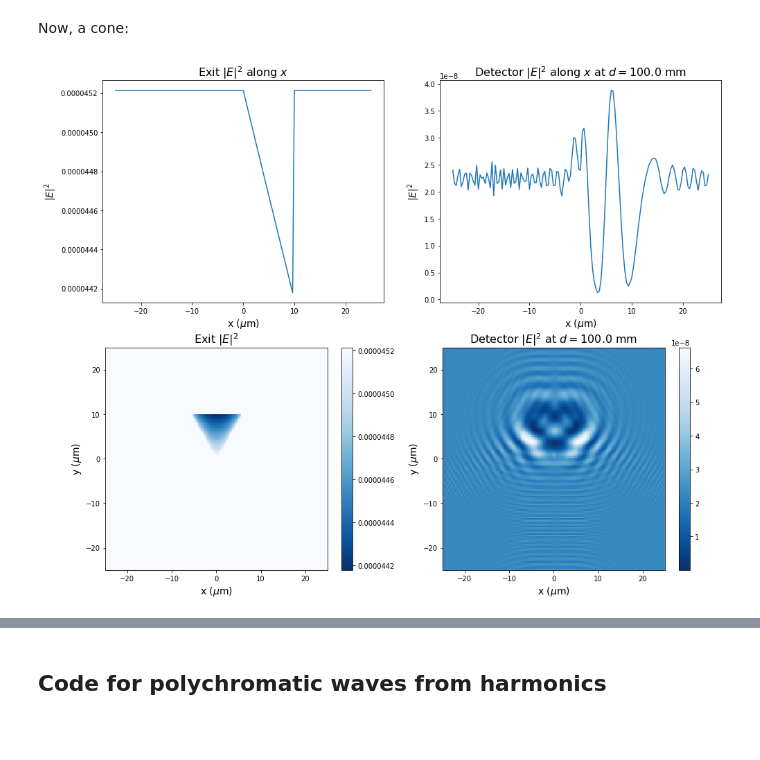
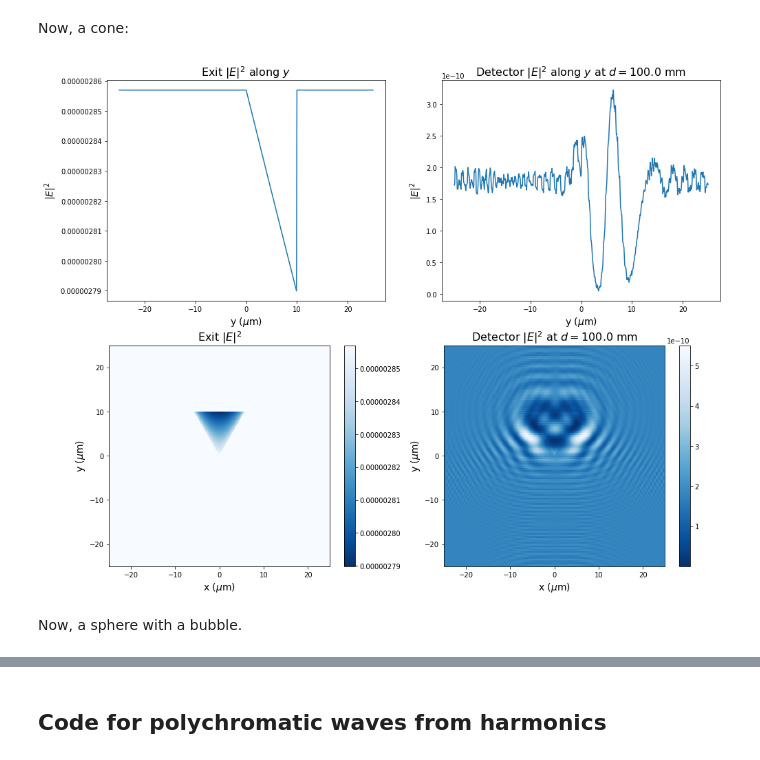
Before and after one commit to MSenani/X-Ray-Image-Reconstruction, a Jupyter notebook: Sphere_Reconstruction.ipynb, the cells around one changed output, grey strips where cells are left out. Saved outputs shown, nothing was run; the diff lists cells and outputs as text; code cells hidden in the pictures; blank space fills up the shorter version.

```diff
--- a/Sphere_Reconstruction.ipynb
+++ b/Sphere_Reconstruction.ipynb
@@ -161,7 +161,7 @@ def propagate(wave, E, d, norm = False):
     kernel = np.fft.fftshift(kernel)
 
     ## Propagate the wave through convolution
-    propagated_wave = np.fft.ifft2(kernel * np.fft.fft2(wave))
+    propagated_wave = np.exp(1j * k_vac * d) * np.fft.ifft2(kernel * np.fft.fft2(wave))
 
     if norm:
         return propagated_wave / np.sqrt(sum(sum(propagated_wave))) # Normalize by sqrt of sum intensity
@@ -213,15 +213,15 @@ eV2J   = 1.60217662e-19      # [J/eV]
 radius = 10e-6               # [m]: sphere radius
 args   = {'r': radius}
 d      = 100e-3              # [m]: camera z-distance from far edge of sphere
-Lx     = 120e-6               # [m]: image field x-length
-Ly     = 120e-6               # [m]: image field y-length
+Lx     = 60e-6               # [m]: image field x-length
+Ly     = 60e-6               # [m]: image field y-length
 E0     = 5928.44775          # [eV]: monochromatic beam energy
 delta = 1.51026588e-05       # delta for n-Heptane from CXRO
 beta  = 3.45463604e-08       # beta for n-Heptane from CXRO
 
 ## Discretization parameters
-nbins_x  = 600             # Number of x bins
-nbins_y  = 600             # Number of y bins
+nbins_x  = 500             # Number of x bins
+nbins_y  = 500             # Number of y bins
 dx       = Lx/nbins_x      # Spacing between x grid-points
 dy       = Ly/nbins_y      # Spacing between y grid-points
 
@@ -262,18 +262,18 @@ ax1.set_ylabel('$|E|^2$', fontsize = 14)
 ax1.set_title('Exit $|E|^2$ along $x$', fontsize = 16)
 
 ## Exit Re[E]^2 slice along x
-# ax1.plot(x, (attenuated_wave[int(nbins_x/2),:].real)**2 )
+# ax1.plot(x, (attenuated_wave[int(nbins_x/2),:].real)**2, 'k-' )
 # ax1.set_ylabel('$Re[E]^2$', fontsize = 14)
 # ax1.set_title('Exit Re$[E]^2$ along $x$', fontsize = 16)
 
 ## Propagated |E|^2 slice along x
-ax2.plot(x, abs(propagated_wave[int(nbins_x/2),:])**2 )
+ax2.plot(x, abs(propagated_wave[int(nbins_x/2),:])**2)
 ax2.set_xlabel('x ($\mu$m)', fontsize = 14)
 ax2.set_ylabel('$|E|^2$', fontsize = 14)
 ax2.set_title('Detector $|E|^2$ along $x$ at $d=$'+str(d*1e3)+' mm', fontsize = 16)
 
 ## Propagated Re[E]^2 slice along x
-# ax2.plot(x, (propagated_wave[int(nbins_x/2),:].real)**2 )
+# ax2.plot(x, (propagated_wave[int(nbins_x/2),:].real)**2, 'k-' )
 # ax2.set_ylabel('Re$[E]^2$', fontsize = 14)
 # ax2.set_title('Detector Re$[E]^2$ along $x$ at $d=$'+str(d*1e3)+' mm', fontsize = 16)
 
@@ -286,7 +286,7 @@ ax3.set_ylabel('y ($\mu$m)', fontsize = 14)
 ax3.set_title('Exit $|E|^2$', fontsize = 16)
 
 ## Exit Re[E]^2 grid plot
-# im1 = ax3.pcolormesh(x, y, (attenuated_wave.real)**2, cmap = 'Blues_r')
+# im1 = ax3.pcolormesh(x, y, (attenuated_wave.real)**2, cmap = 'gist_gray')
 # ax3.set_title('Exit Re$[E]^2$', fontsize = 16)
 
 ## Propagated |E|^2 grid plot
@@ -297,7 +297,7 @@ ax4.set_ylabel('y ($\mu$m)', fontsize = 14)
 ax4.set_title('Detector $|E|^2$ at $d=$'+str(d*1e3)+' mm', fontsize = 16)
 
 ## Propagated Re[E]^2 grid plot
-# im2 = ax4.pcolormesh(x, y, (propagated_wave.real)**2, cmap = 'Blues_r')
+# im2 = ax4.pcolormesh(x, y, (propagated_wave.real)**2, cmap = 'gist_gray')
 # ax4.set_title('Detector Re$[E]^2$ at $d=$'+str(d*1e3)+' mm', fontsize = 16)
 
 plt.show()
@@ -450,8 +450,8 @@ delta = 1.51026588e-05
 beta  = 3.45463604e-08
 
 ## Discretization parameters
-nbins_x  = 150             # Number of x bins
-nbins_y  = 150             # Number of y bins
+nbins_x  = 600             # Number of x bins
+nbins_y  = 600             # Number of y bins
 dx       = Lx/nbins_x      # Spacing between x grid-points
 dy       = Ly/nbins_y      # Spacing between y grid-points
 
@@ -487,51 +487,53 @@ y = np.linspace(-nbins_y/2, nbins_y/2, dim[1]) * dy * 1e6
 
 
 
-## Exit |E|^2 slice along x
+## Exit |E|^2 slice along y
 ax1.plot(x, abs(attenuated_wave[:,int(nbins_x/2)])**2 )
-ax1.set_xlabel('x ($\mu$m)', fontsize = 14)
+ax1.set_xlabel('y ($\mu$m)', fontsize = 14)
 ax1.set_ylabel('$|E|^2$', fontsize = 14)
-ax1.set_title('Exit $|E|^2$ along $x$', fontsize = 16)
+ax1.set_title('Exit $|E|^2$ along $y$', fontsize = 16)
 
-## Exit Re[E]^2 slice along x
-# ax1.plot(x, (attenuated_wave[:,int(nbins_x/2)].real)**2 )
+## Exit Re[E]^2 slice along y
+# ax1.plot(x, (attenuated_wave[:,int(nbins_x/2)].real)**2, 'k-' )
 # ax1.set_ylabel('$Re[E]^2$', fontsize = 14)
 # ax1.set_title('Exit Re$[E]^2$ along $x$', fontsize = 16)
 
-## Propagated |E|^2 slice along x
-ax2.plot(x, abs(propagated_wave[:,int(nbins_x/2)])**2 )
-ax2.set_xlabel('x ($\mu$m)', fontsize = 14)
+## Propagated |E|^2 slice along y
+ax2.plot(x, abs(propagated_wave[:,int(nbins_x/2)])**2)
+ax2.set_xlabel('y ($\mu$m)', fontsize = 14)
 ax2.set_ylabel('$|E|^2$', fontsize = 14)
-ax2.set_title('Detector $|E|^2$ along $x$ at $d=$'+str(d*1e3)+' mm', fontsize = 16)
+ax2.set_title('Detector $|E|^2$ along $y$ at $d=$'+str(d*1e3)+' mm', fontsize = 16)
 
-## Propagated Re[E]^2 slice along x
-# ax2.plot(x, (propagated_wave[:,int(nbins_x/2)].real)**2 )
+## Propagated Re[E]^2 slice along y
+# ax2.plot(x, (propagated_wave[:,int(nbins_x/2)].real)**2, 'k-' )
 # ax2.set_ylabel('Re$[E]^2$', fontsize = 14)
 # ax2.set_title('Detector Re$[E]^2$ along $x$ at $d=$'+str(d*1e3)+' mm', fontsize = 16)
 
 
 ## Exit |E|^2 grid plot
 im1 = ax3.pcolormesh(x, y, abs(attenuated_wave)**2, cmap = 'Blues_r')
 fig.colorbar(im1, ax = ax3)
 ax3.set_xlabel('x ($\mu$m)', fontsize = 14)
 ax3.set_ylabel('y ($\mu$m)', fontsize = 14)
 ax3.set_title('Exit $|E|^2$', fontsize = 16)
 
 ## Exit Re[E]^2 grid plot
-# im1 = ax3.pcolormesh(x, y, (attenuated_wave.real)**2, cmap = 'Blues_r')
+# im1 = ax3.pcolormesh(x, y, (attenuated_wave.real)**2, cmap = 'gist_gray')
 # ax3.set_title('Exit Re$[E]^2$', fontsize = 16)
 
 ## Propagated |E|^2 grid plot
 im2 = ax4.pcolormesh(x, y, abs(propagated_wave)**2, cmap = 'Blues_r')
 fig.colorbar(im2, ax = ax4)
 ax4.set_xlabel('x ($\mu$m)', fontsize = 14)
 ax4.set_ylabel('y ($\mu$m)', fontsize = 14)
 ax4.set_title('Detector $|E|^2$ at $d=$'+str(d*1e3)+' mm', fontsize = 16)
 
 ## Propagated Re[E]^2 grid plot
-# im2 = ax4.pcolormesh(x, y, (propagated_wave.real)**2, cmap = 'Blues_r')
+# im2 = ax4.pcolormesh(x, y, (propagated_wave.real)**2, cmap = 'gist_gray')
 # ax4.set_title('Detector Re$[E]^2$ at $d=$'+str(d*1e3)+' mm', fontsize = 16)
 
 plt.show()
 # %% [output]
-[figure, old version]
+[figure, new version]
+# %% [markdown]
+Now, a sphere with a bubble.
```
Also changed, not shown: parts of 8 cells of this notebook.
